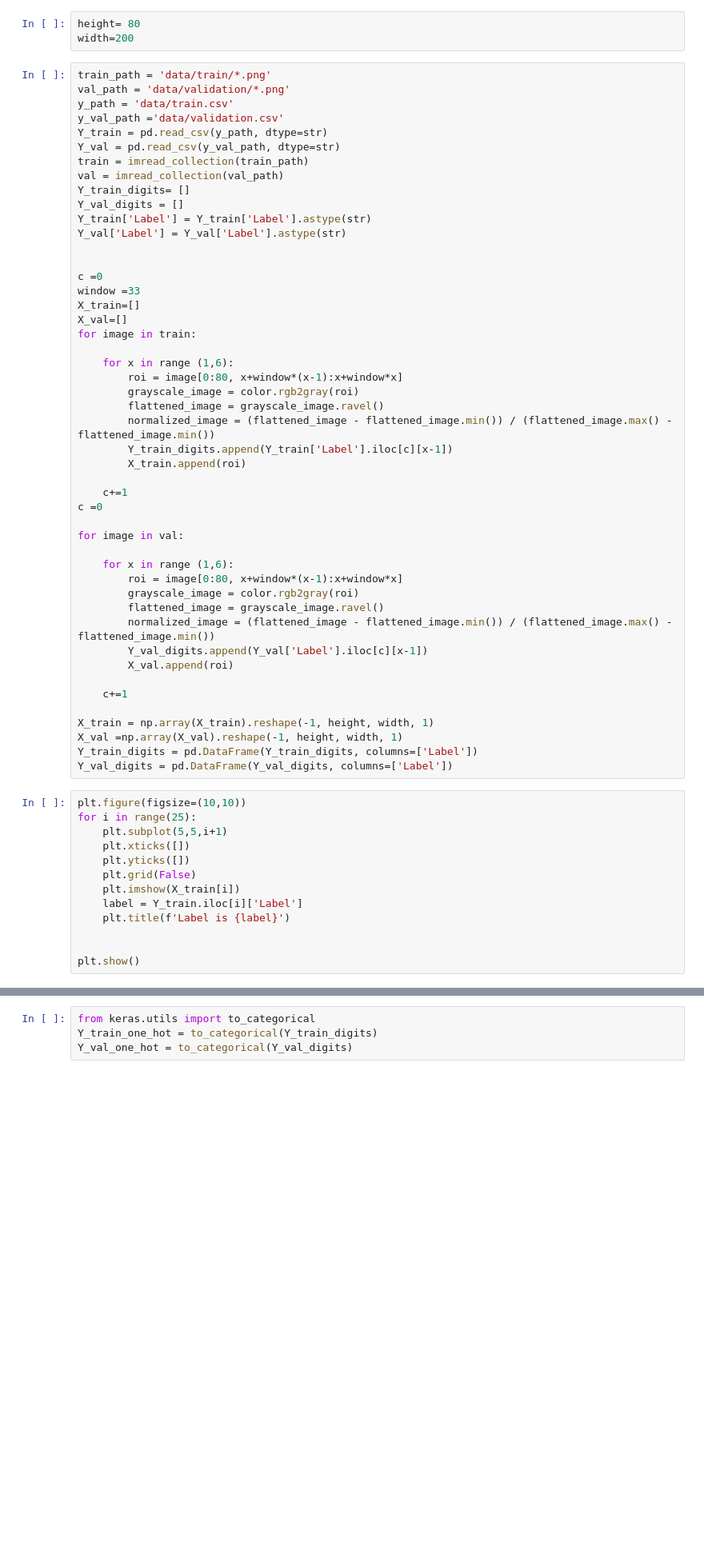
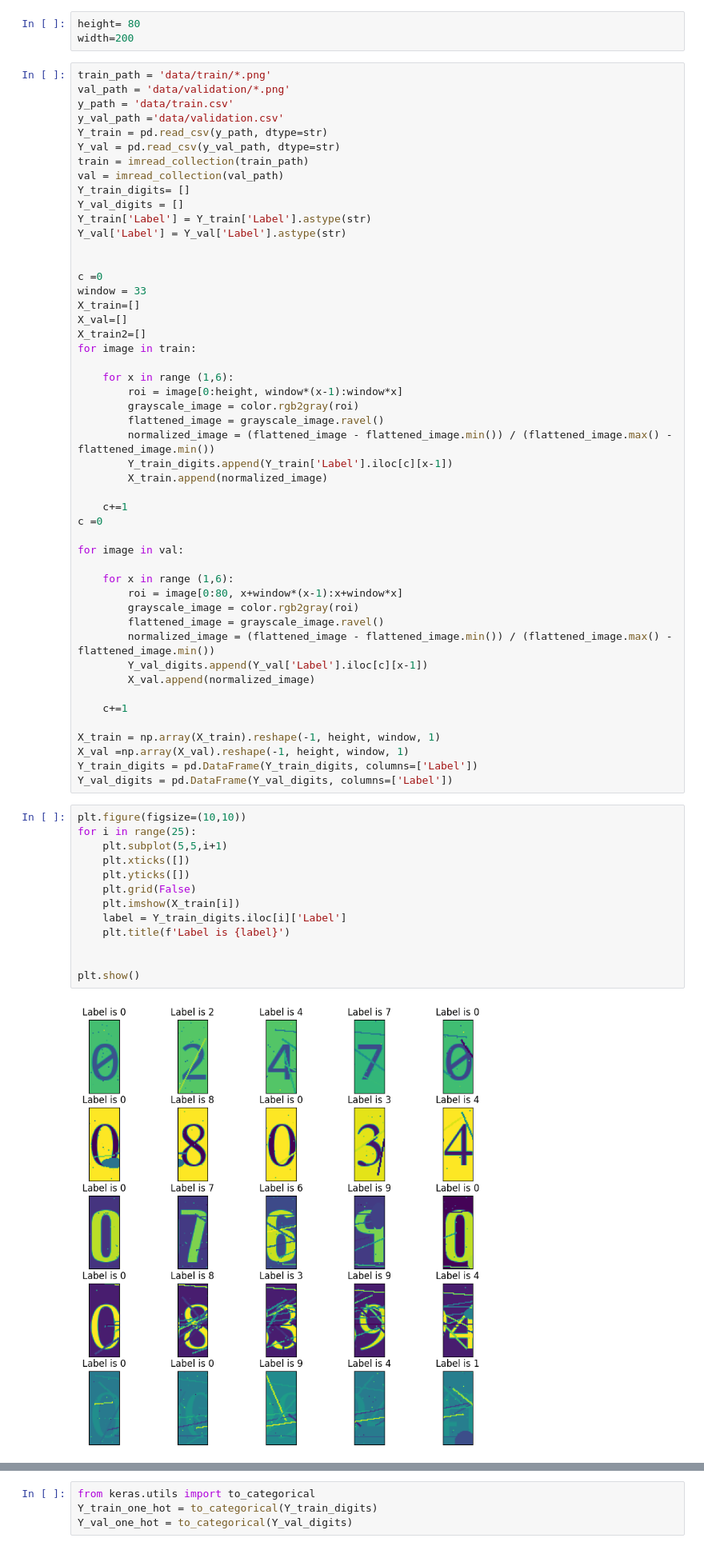
Before and after one commit to yulian-lyubomirov/Captcha-breakdown, a Jupyter notebook: inicio.ipynb, the cells around one changed output, grey strips where cells are left out. Shown at 80% size. Cells and saved outputs as stored; diff of their text form; blank space fills up the shorter version.

```diff
--- a/inicio.ipynb
+++ b/inicio.ipynb
@@ -30,18 +30,19 @@ Y_val['Label'] = Y_val['Label'].astype(str)
 
 
 c =0
-window =33
+window = 33
 X_train=[]
 X_val=[]
+X_train2=[]
 for image in train:
 
     for x in range (1,6):
-        roi = image[0:80, x+window*(x-1):x+window*x]
+        roi = image[0:height, window*(x-1):window*x]
         grayscale_image = color.rgb2gray(roi)
         flattened_image = grayscale_image.ravel()
         normalized_image = (flattened_image - flattened_image.min()) / (flattened_image.max() - flattened_image.min())
         Y_train_digits.append(Y_train['Label'].iloc[c][x-1])
-        X_train.append(roi)
+        X_train.append(normalized_image)
 
     c+=1
 c =0
@@ -54,27 +55,29 @@ for image in val:
         flattened_image = grayscale_image.ravel()
         normalized_image = (flattened_image - flattened_image.min()) / (flattened_image.max() - flattened_image.min())
         Y_val_digits.append(Y_val['Label'].iloc[c][x-1])
-        X_val.append(roi)
+        X_val.append(normalized_image)
 
     c+=1
 
-X_train = np.array(X_train).reshape(-1, height, width, 1)
-X_val =np.array(X_val).reshape(-1, height, width, 1)
+X_train = np.array(X_train).reshape(-1, height, window, 1)
+X_val =np.array(X_val).reshape(-1, height, window, 1)
 Y_train_digits = pd.DataFrame(Y_train_digits, columns=['Label'])
 Y_val_digits = pd.DataFrame(Y_val_digits, columns=['Label'])
 # %%
 plt.figure(figsize=(10,10))
 for i in range(25):
     plt.subplot(5,5,i+1)
     plt.xticks([])
     plt.yticks([])
     plt.grid(False)
     plt.imshow(X_train[i])
-    label = Y_train.iloc[i]['Label']
+    label = Y_train_digits.iloc[i]['Label']
     plt.title(f'Label is {label}')
 
 
 plt.show()
+# %% [output]
+[figure, added]
 # %%
 plt.figure(figsize=(15,20))
 for i in range(50):
```
Also changed, not shown: parts of 6 cells of this notebook.
